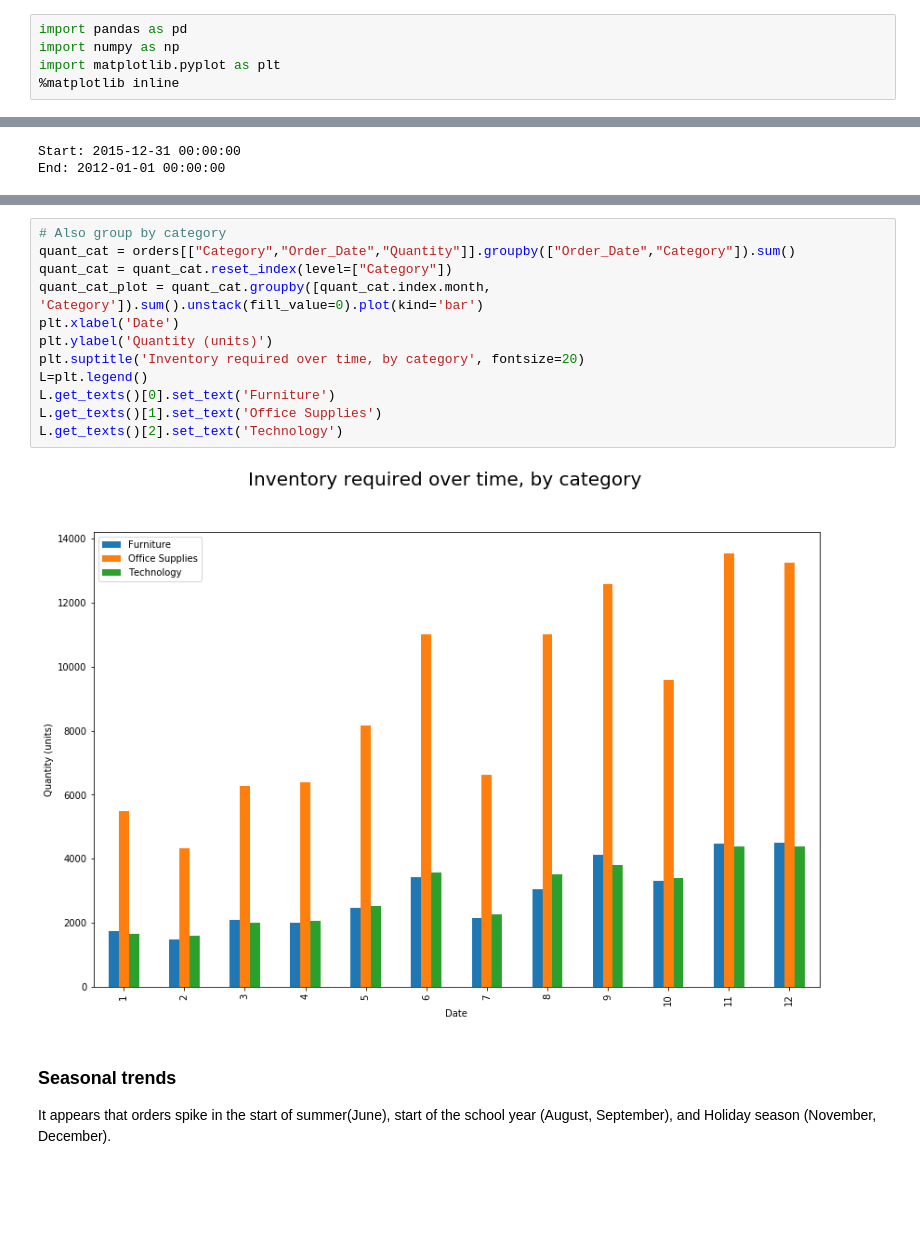
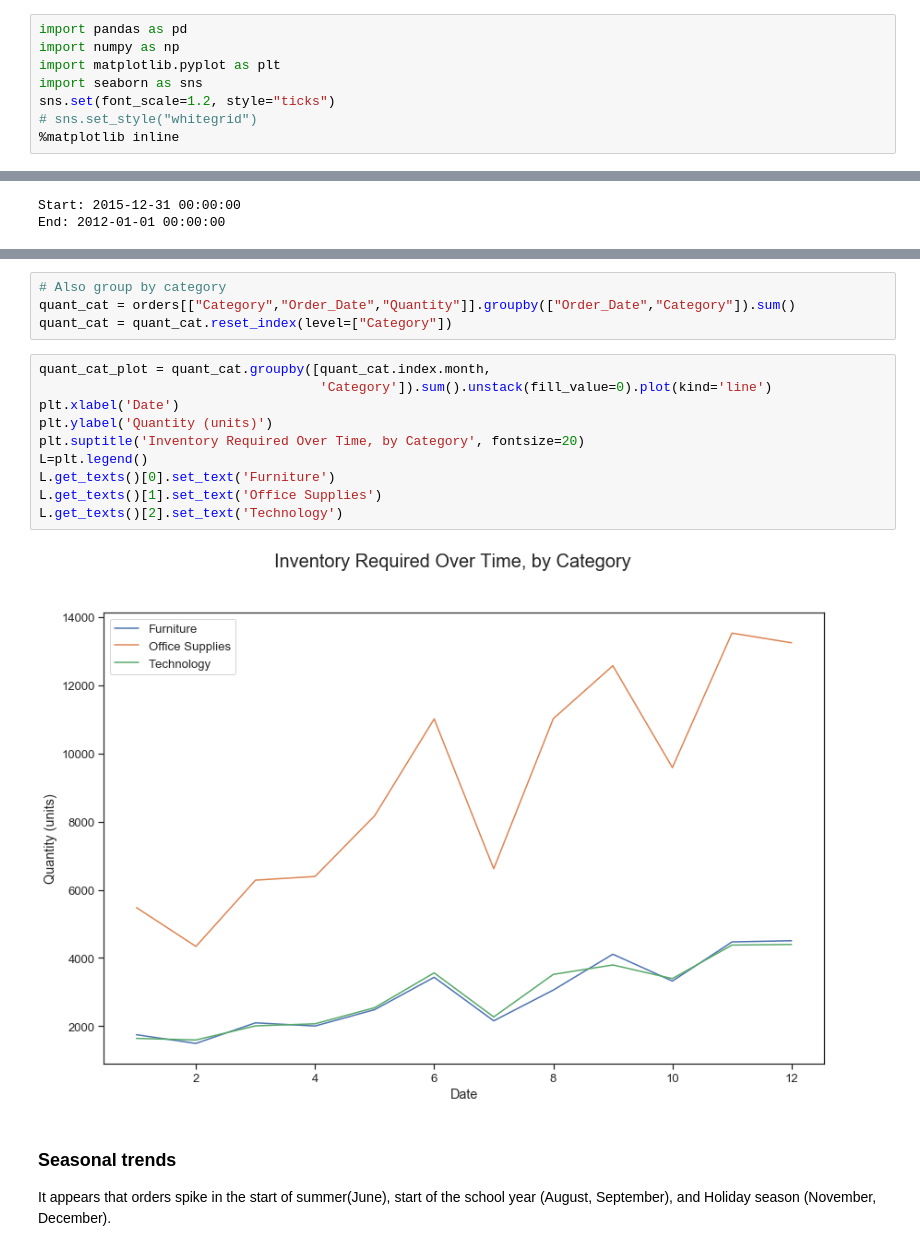
Before and after one commit to lejulie/NYCDSA-MST-ML-Lab-1, a Jupyter notebook: julie_levine/ml_lab_1_part_1.ipynb, the cells around one changed output, grey strips where cells are left out. Cells and saved outputs as stored; diff of their text form; blank space fills up the shorter version.

Commit message:
add plots to jl ml lab

```diff
--- a/julie_levine/ml_lab_1_part_1.ipynb
+++ b/julie_levine/ml_lab_1_part_1.ipynb
@@ -2,6 +2,9 @@
 import pandas as pd
 import numpy as np
 import matplotlib.pyplot as plt
+import seaborn as sns
+sns.set(font_scale=1.2, style="ticks")
+# sns.set_style("whitegrid")
 %matplotlib inline
 # %%
 # Read the two datasets
@@ -105,17 +111,19 @@ quantity_by_date.Quantity.plot(kind='line')
+# %%
+# Also group by category
+quant_cat = orders[["Category","Order_Date","Quantity"]].groupby(["Order_Date","Category"]).sum()
+quant_cat = quant_cat.reset_index(level=["Category"])
 # %%
-# Also group by category
-quant_cat = orders[["Category","Order_Date","Quantity"]].groupby(["Order_Date","Category"]).sum()
-quant_cat = quant_cat.reset_index(level=["Category"])
-quant_cat_plot = quant_cat.groupby([quant_cat.index.month, 'Category']).sum().unstack(fill_value=0).plot(kind='bar')
+quant_cat_plot = quant_cat.groupby([quant_cat.index.month,
+                                    'Category']).sum().unstack(fill_value=0).plot(kind='line')
 plt.xlabel('Date')
 plt.ylabel('Quantity (units)')
-plt.suptitle('Inventory required over time, by category', fontsize=20)
+plt.suptitle('Inventory Required Over Time, by Category', fontsize=20)
 L=plt.legend()
 L.get_texts()[0].set_text('Furniture')
 L.get_texts()[1].set_text('Office Supplies')
 L.get_texts()[2].set_text('Technology')
 # %% [output]
-[figure, old version]
+[figure, new version]
 # %% [markdown]
 ### Seasonal trends
 It appears that orders spike in the start of summer(June), start of the school year (August, September), and Holiday season (November, December).
```
Also changed, not shown: parts of 13 cells of this notebook.
